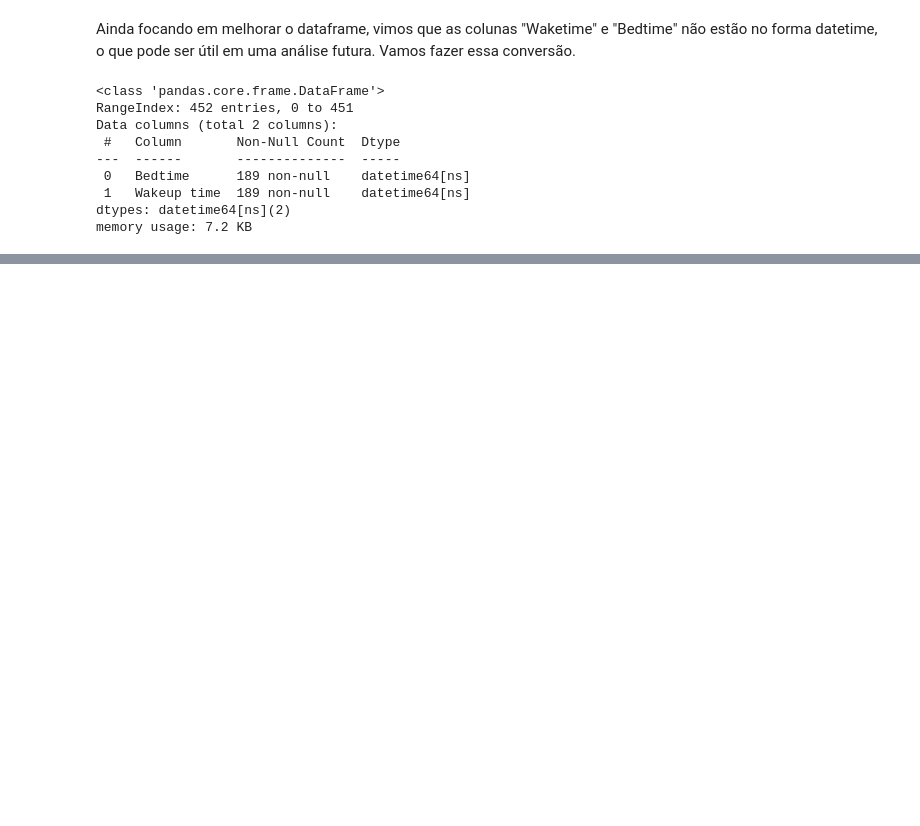
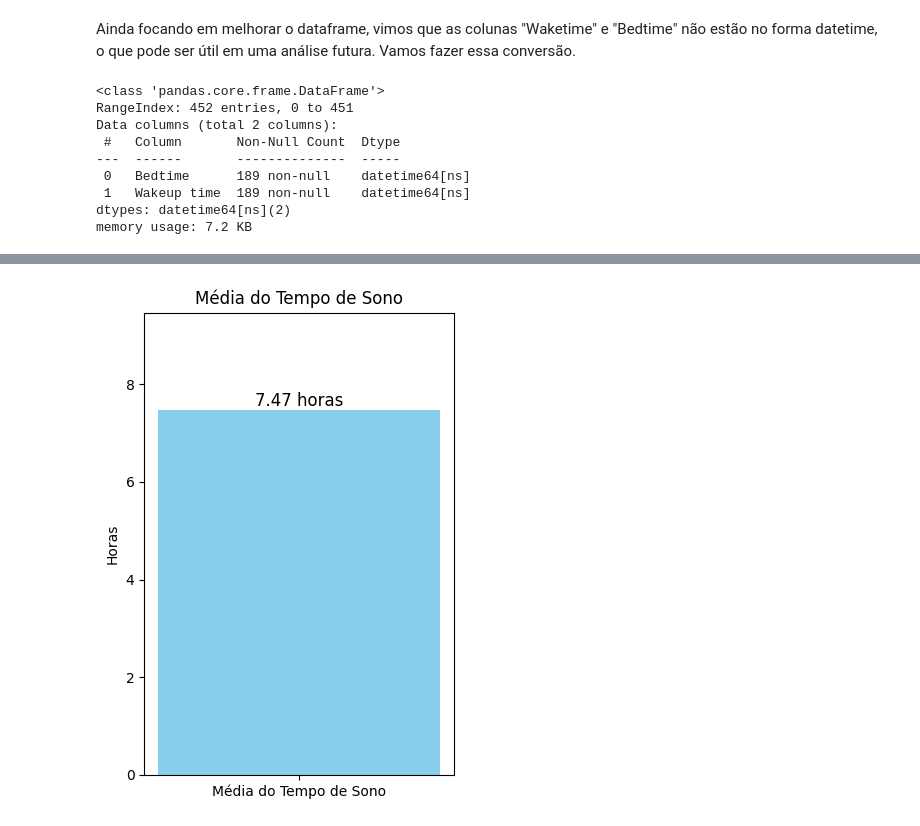
Before and after one commit to thainazanfolin/min_sleep_efficiency, a Jupyter notebook: Projeto_Min_Sleep_Efficiency.ipynb, the cells around one changed output, grey strips where cells are left out. Saved outputs shown, nothing was run; the diff lists cells and outputs as text; code cells hidden in the pictures; blank space fills up the shorter version.

```diff
--- a/Projeto_Min_Sleep_Efficiency.ipynb
+++ b/Projeto_Min_Sleep_Efficiency.ipynb
@@ -320,0 +340,18 @@ Eficiencia do sono x Tempo de sono
+# %%
+# Média de tempo de sono e Média de sono REM
+
+media_tempo_sono = df['Sleep duration'].mean()
+
+# Criar o gráfico de barras para exibir a média
+plt.figure(figsize=(4, 6))
+plt.bar(['Média do Tempo de Sono'], [media_tempo_sono], color='skyblue')
+plt.ylabel('Horas')
+plt.title('Média do Tempo de Sono')
+
+# Adicionar a média como rótulo no topo da barra
+plt.text(0, media_tempo_sono + 0.1, f'{media_tempo_sono:.2f} horas', ha='center', fontsize=12)
+plt.ylim(0, media_tempo_sono + 2)  # Ajustar o limite para dar espaço ao rótulo
+
+plt.show()
+# %% [output]
+[figure, added]
```
Also changed, not shown: parts of 13 cells of this notebook.
